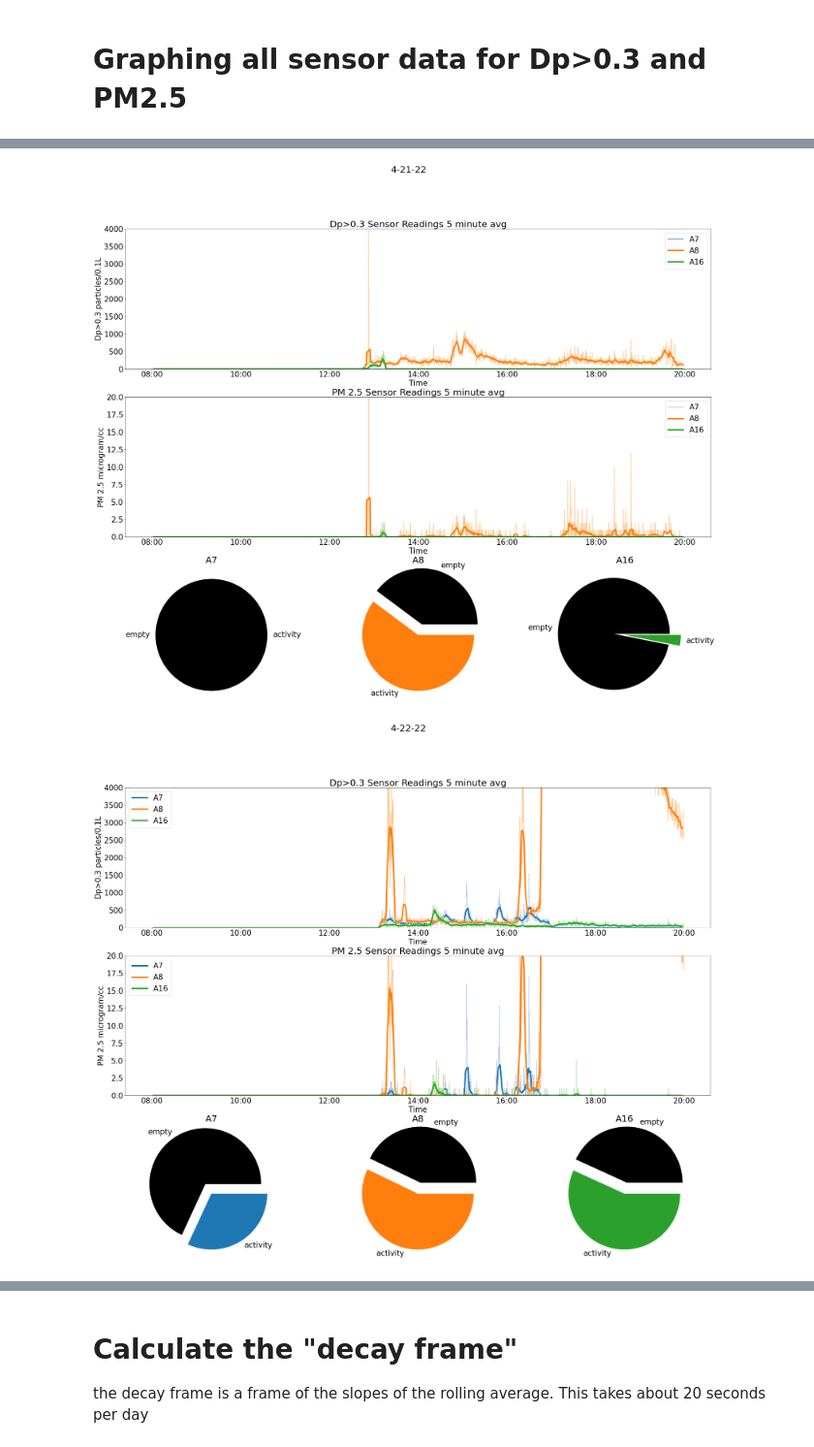
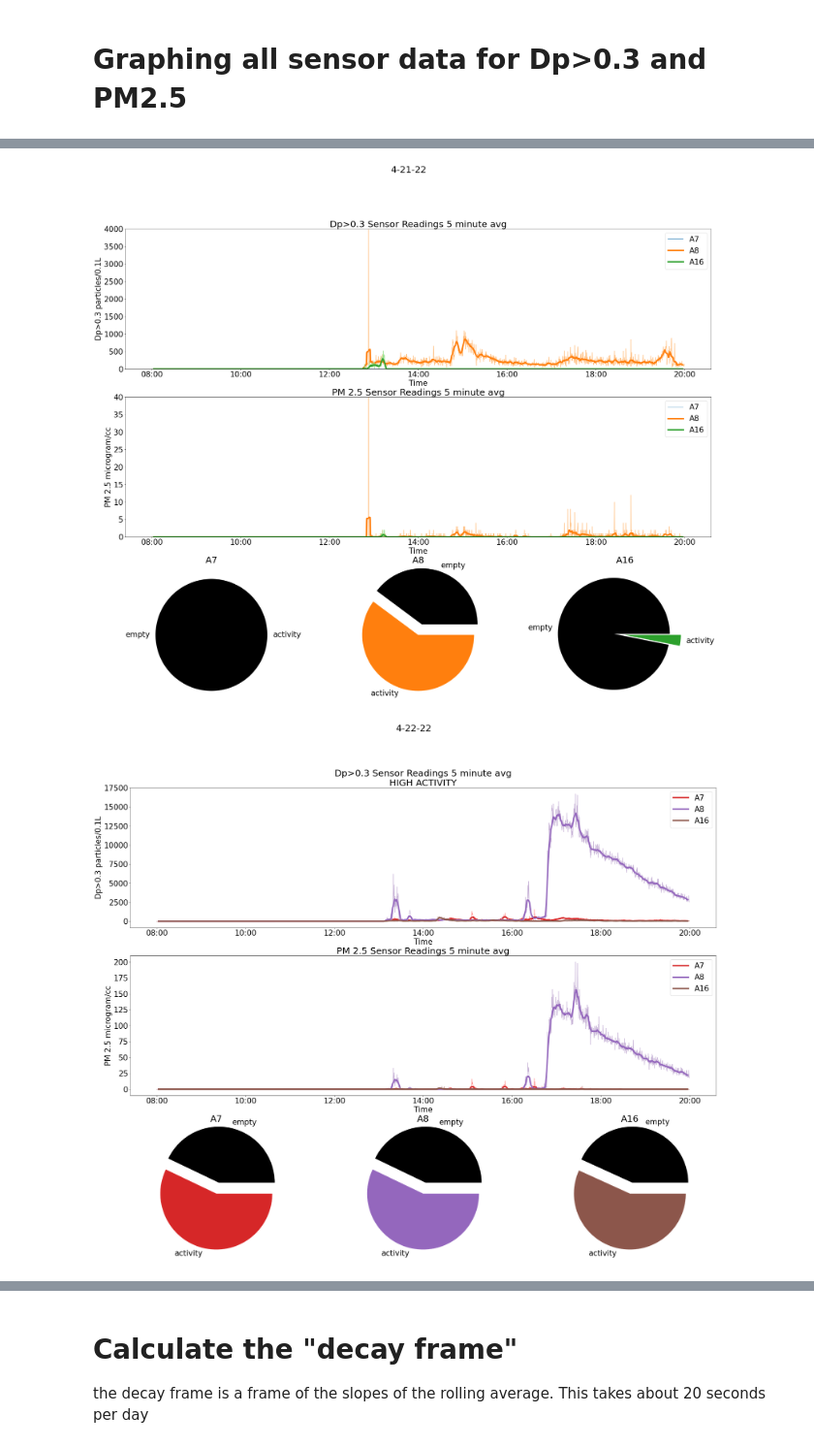
Before and after one commit to rrochlin/DataProcessingMaster, a Jupyter notebook: project/Analysis.ipynb, the cells around one changed output, grey strips where cells are left out. Shown at 97% size. Saved outputs shown, nothing was run; the diff lists cells and outputs as text; code cells hidden in the pictures.

Commit message:
fixed files and added backup data, also added in color changing based on data exceeding thresholds

```diff
--- a/project/Analysis.ipynb
+++ b/project/Analysis.ipynb
@@ -36,3 +36,7 @@ color = tableau20
 plt.rcParams.update({'font.size': 26})
 # %% [markdown]
 # Importing Data
+# %%
+mergedDataDp03['4-13-22'].max()
+newdp03frame = mergedDataDp03['4-13-22'].set_index("Date_Time").rolling(60*5, center = True).mean().dropna()
+newdp03frame.max()
@@ -69,32 +80,49 @@ for (pm25name,pm25frame), (dp03name,dp03frame) in zip(mergedDataPM25.items(),mer
     newpm25frame = pm25frame.set_index("Date_Time").rolling(60*5, center = True).mean().dropna()
     pm25frame = pm25frame.set_index("Date_Time")
 
+    dp_max = newdp03frame.max()
+    pm_max = newpm25frame.max()
+
+    dp_max = max(dp_max[:len(dp_max)-2])
+    pm_max = max(pm_max[:len(pm_max)-2])
+
+    if (dp_max > 4000) or (pm_max > 40):
+        high_activity = "\nHIGH ACTIVITY"
+        colorOffset = 6
+    else:
+        high_activity = ""
+        colorOffset = 0
+
+
     for i, column in enumerate(sensors):
         try:
             emptyPercent = round(sum([1 if i == 0 else 0 for i in dp03frame[column]])/len(dp03frame[column])*100,2)
-            ax[0].plot(dp03frame.index,dp03frame[column],color = color[i*2+1])
-            ax[0].plot(newdp03frame.index,newdp03frame[column],color = color[i*2], linewidth = 5,label = f"{column}")
-            ax[1].plot(pm25frame.index,pm25frame[column],color = color[i*2+1])
-            ax[1].plot(newpm25frame.index,newpm25frame[column],color = color[i*2], linewidth = 5,label = f"{column}")
-            ax[i+2].pie([emptyPercent,100-emptyPercent],colors = ["black",color[i*2]],labels = ["empty","activity"], explode = [0.2,0])
+            ax[0].plot(dp03frame.index,dp03frame[column],color = color[i*2+1+colorOffset])
+            ax[0].plot(newdp03frame.index,newdp03frame[column],color = color[i*2+colorOffset], linewidth = 5,label = f"{column}")
+            ax[1].plot(pm25frame.index,pm25frame[column],color = color[i*2+1+colorOffset])
+            ax[1].plot(newpm25frame.index,newpm25frame[column],color = color[i*2+colorOffset], linewidth = 5,label = f"{column}")
+            ax[i+2].pie([emptyPercent,100-emptyPercent],colors = ["black",color[i*2+colorOffset]],labels = ["empty","activity"], explode = [0.2,0])
             ax[i+2].set(title = column)
         except:
-            ax[0].plot(dp03frame.index,[0]*len(dp03frame),'-',color = color[i*2+1])
-            ax[0].plot(newdp03frame.index,[0]*len(newdp03frame),'-',color = color[i*2],label = f"{column}")
-            ax[1].plot(pm25frame.index,[0]*len(pm25frame),'-',color = color[i*2+1])
-            ax[1].plot(newpm25frame.index,[0]*len(newpm25frame),'-',color = color[i*2],label = f"{column}")
-            ax[i+2].pie([100,0],colors = ["black",color[i*2]],labels = ["empty","activity"])
+            ax[0].plot(dp03frame.index,[0]*len(dp03frame),'-',color = color[i*2+1+colorOffset])
+            ax[0].plot(newdp03frame.index,[0]*len(newdp03frame),'-',color = color[i*2+colorOffset],label = f"{column}")
+            ax[1].plot(pm25frame.index,[0]*len(pm25frame),'-',color = color[i*2+1+colorOffset])
+            ax[1].plot(newpm25frame.index,[0]*len(newpm25frame),'-',color = color[i*2+colorOffset],label = f"{column}")
+            ax[i+2].pie([100,0],colors = ["black",color[i*2+colorOffset]],labels = ["empty","activity"])
             ax[i+2].set(title = column)
 
     ax[0].legend()
     ax[0].set_xlabel("Time")
     ax[0].set_ylabel('Dp>0.3 particles/0.1L')
-    ax[0].set_ylim([0,4000])
-    ax[0].set(title= f"Dp>0.3 Sensor Readings 5 minute avg")
+    if dp_max < 4000:
+        ax[0].set_ylim([0,4000])
+
+    ax[0].set(title= f"Dp>0.3 Sensor Readings 5 minute avg{high_activity}")
     ax[1].legend()
     ax[1].set_xlabel("Time")
     ax[1].set_ylabel('PM 2.5 microgram/cc')
-    ax[1].set_ylim([0,20])
+    if pm_max < 40:
+        ax[1].set_ylim([0,40])
     ax[1].set(title= f"PM 2.5 Sensor Readings 5 minute avg")
     plt.suptitle(f"{dp03name.replace('_','-')}")
 
@@ -112,2 +140,2 @@ for (pm25name,pm25frame), (dp03name,dp03frame) in zip(mergedDataPM25.items(),mer
-[figure, old version]
+[figure, new version]
-[figure, old version]
+[figure, new version]
```
Also changed, not shown: parts of 2 cells of this notebook, 40 other files.
